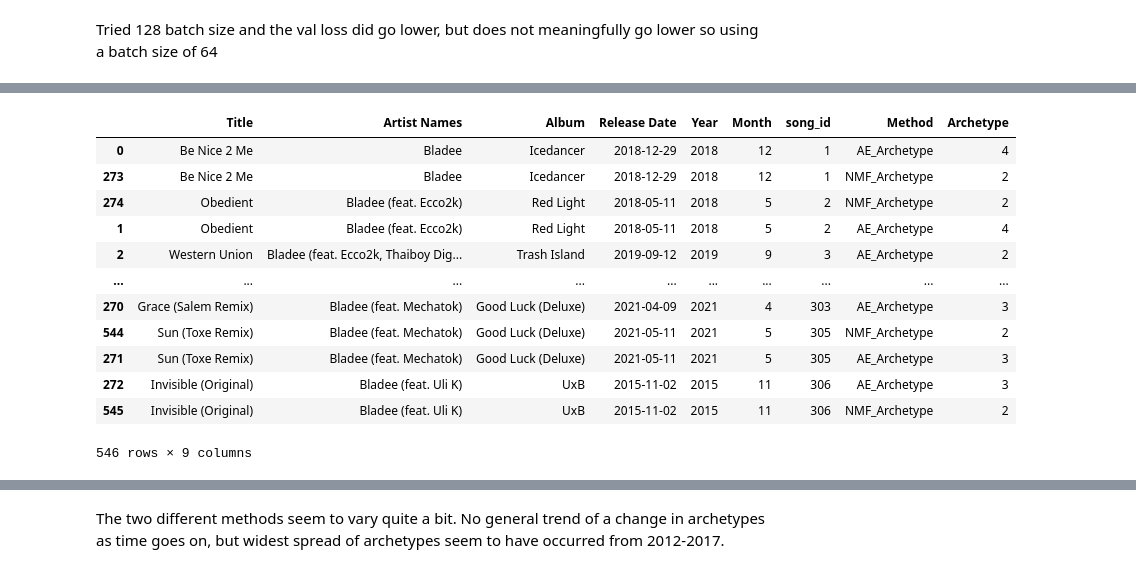
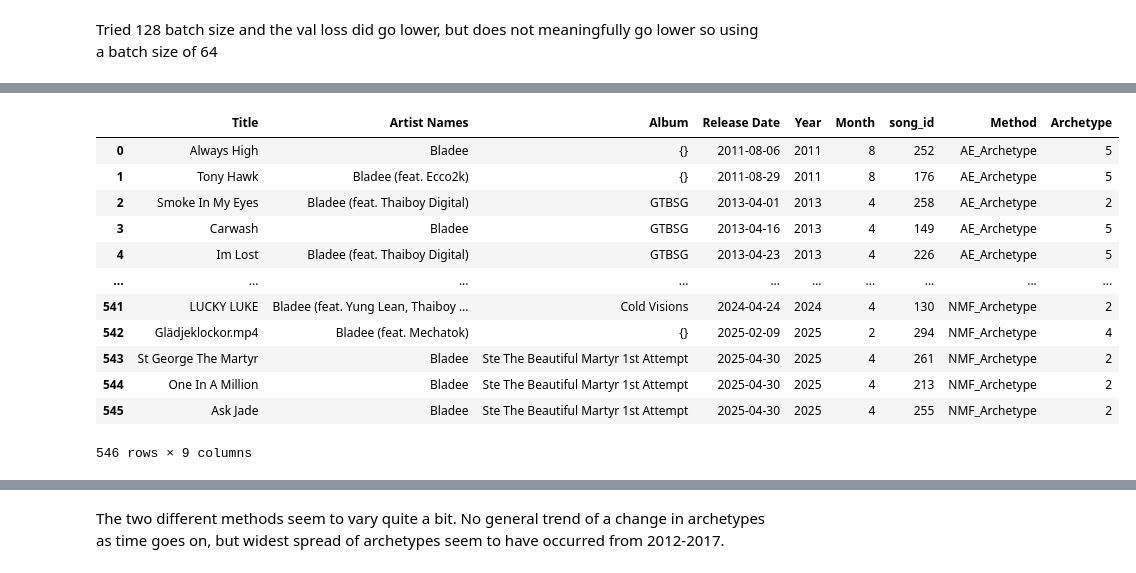
Before and after one commit to giaari15/bladee_personas, a Jupyter notebook: lyrics.ipynb, the cells around one changed output, grey strips where cells are left out. Drawn from its saved outputs; the diff is of its cells as text; code cells hidden in the pictures.

```diff
--- a/lyrics.ipynb
+++ b/lyrics.ipynb
@@ -562,0 +578,8 @@ Text(0.5, 1.0, 'Archetypes by album over time (Year)')
+# %%
+ae_sorted = ae_df.sort_values(by="Release Date")
+ae_sorted['AE_Archetype'] = ae_sorted['AE_Archetype'].astype('category')
+
+plt.figure(figsize=(16, 10))
+ax = sns.catplot(data=ae_sorted, x="AE_Archetype", y="Album",
+                 aspect=2, marker='*', s=200, alpha=0.5, jitter=0.2)
+plt.title("Archetypes by album (albums ordered by release date)")
@@ -571,7 +601,7 @@ Text(0.5, 1.0, 'Archetypes over time (Featured Artists)')
 # %%
 # reset index and makign song_id a column
-ae_df['song_id'] = ae_df.index
-ae_df.reset_index(drop=True, inplace=True)
-ae_df
+ae_sorted['song_id'] = ae_sorted.index
+ae_sorted.reset_index(drop=True, inplace=True)
+ae_sorted
 # %% [output]
 |  | Title | Artist Names | Album | Release Date | NMF_Archetype | Year | Month | AE_Archetype | song_id |
@@ -589,27 +619,27 @@ ae_df
 273 rows × 9 columns
 # %%
 # Comparing NMF and AE
-merged_df = ae_df.melt(
+merged_df = ae_sorted.melt(
     id_vars = ['Title', 'Artist Names', 'Album', 'Release Date','Year','Month', 'song_id'],
     value_vars=['AE_Archetype', 'NMF_Archetype'],
     var_name='Method',
     value_name='Archetype')
 
-merged_df = merged_df.sort_values(by="song_id")
+#merged_df = merged_df.sort_values(by="song_id")
 merged_df
 # %% [output]
 |  | Title | Artist Names | Album | Release Date | Year | Month | song_id | Method | Archetype |
-| 0 | Be Nice 2 Me | Bladee | Icedancer | 2018-12-29 | 2018 | 12 | 1 | AE_Archetype | 4 |
-| 273 | Be Nice 2 Me | Bladee | Icedancer | 2018-12-29 | 2018 | 12 | 1 | NMF_Archetype | 2 |
-| 274 | Obedient | Bladee (feat. Ecco2k) | Red Light | 2018-05-11 | 2018 | 5 | 2 | NMF_Archetype | 2 |
-| 1 | Obedient | Bladee (feat. Ecco2k) | Red Light | 2018-05-11 | 2018 | 5 | 2 | AE_Archetype | 4 |
-| 2 | Western Union | Bladee (feat. Ecco2k, Thaiboy Dig... | Trash Island | 2019-09-12 | 2019 | 9 | 3 | AE_Archetype | 2 |
+| 0 | Always High | Bladee | {} | 2011-08-06 | 2011 | 8 | 252 | AE_Archetype | 5 |
+| 1 | Tony Hawk | Bladee (feat. Ecco2k) | {} | 2011-08-29 | 2011 | 8 | 176 | AE_Archetype | 5 |
+| 2 | Smoke In My Eyes | Bladee (feat. Thaiboy Digital) | GTBSG | 2013-04-01 | 2013 | 4 | 258 | AE_Archetype | 2 |
+| 3 | Carwash | Bladee | GTBSG | 2013-04-16 | 2013 | 4 | 149 | AE_Archetype | 5 |
+| 4 | Im Lost | Bladee (feat. Thaiboy Digital) | GTBSG | 2013-04-23 | 2013 | 4 | 226 | AE_Archetype | 5 |
 | ... | ... | ... | ... | ... | ... | ... | ... | ... | ... |
-| 270 | Grace (Salem Remix) | Bladee (feat. Mechatok) | Good Luck (Deluxe) | 2021-04-09 | 2021 | 4 | 303 | AE_Archetype | 3 |
-| 544 | Sun (Toxe Remix) | Bladee (feat. Mechatok) | Good Luck (Deluxe) | 2021-05-11 | 2021 | 5 | 305 | NMF_Archetype | 2 |
-| 271 | Sun (Toxe Remix) | Bladee (feat. Mechatok) | Good Luck (Deluxe) | 2021-05-11 | 2021 | 5 | 305 | AE_Archetype | 3 |
-| 272 | Invisible (Original) | Bladee (feat. Uli K) | UxB | 2015-11-02 | 2015 | 11 | 306 | AE_Archetype | 3 |
-| 545 | Invisible (Original) | Bladee (feat. Uli K) | UxB | 2015-11-02 | 2015 | 11 | 306 | NMF_Archetype | 2 |
+| 541 | LUCKY LUKE | Bladee (feat. Yung Lean, Thaiboy ... | Cold Visions | 2024-04-24 | 2024 | 4 | 130 | NMF_Archetype | 2 |
+| 542 | Glädjeklockor.mp4 | Bladee (feat. Mechatok) | {} | 2025-02-09 | 2025 | 2 | 294 | NMF_Archetype | 4 |
+| 543 | St George The Martyr | Bladee | Ste The Beautiful Martyr 1st Attempt | 2025-04-30 | 2025 | 4 | 261 | NMF_Archetype | 2 |
+| 544 | One In A Million | Bladee | Ste The Beautiful Martyr 1st Attempt | 2025-04-30 | 2025 | 4 | 213 | NMF_Archetype | 2 |
+| 545 | Ask Jade | Bladee | Ste The Beautiful Martyr 1st Attempt | 2025-04-30 | 2025 | 4 | 255 | NMF_Archetype | 2 |
 546 rows × 9 columns
 # %%
 plt.figure(figsize=(14,18))
```
Also changed, not shown: parts of 23 cells of this notebook, 2 other files.
